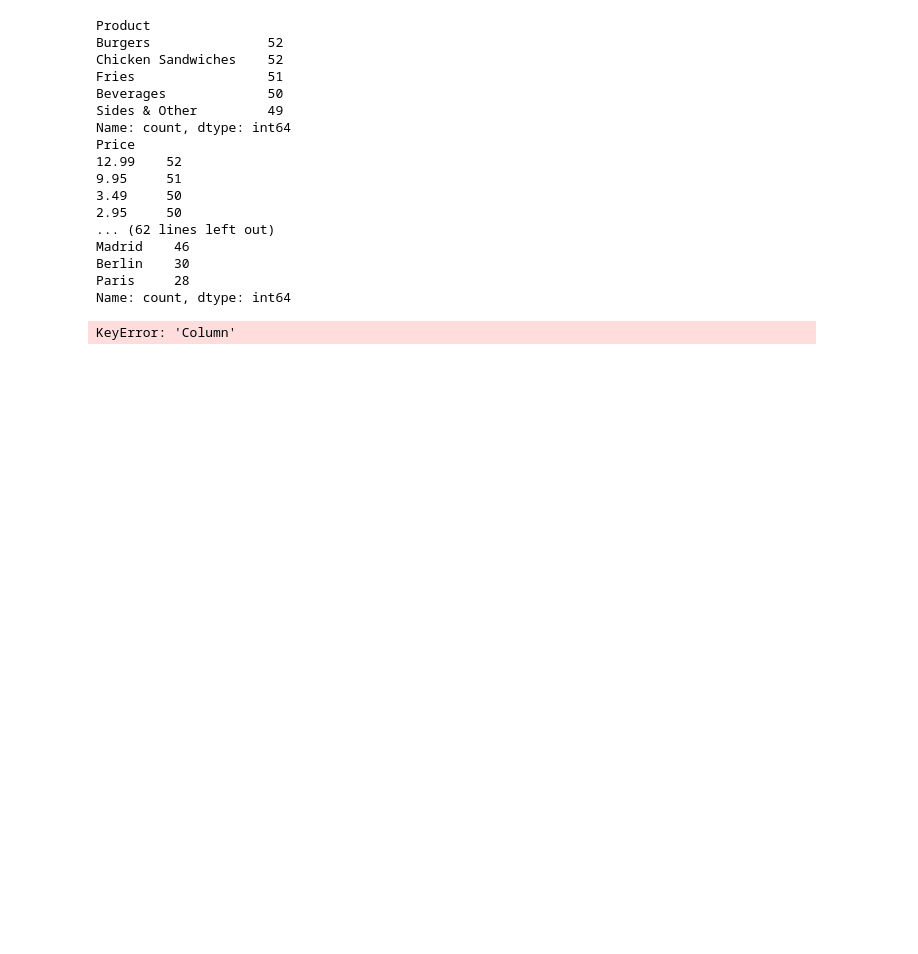
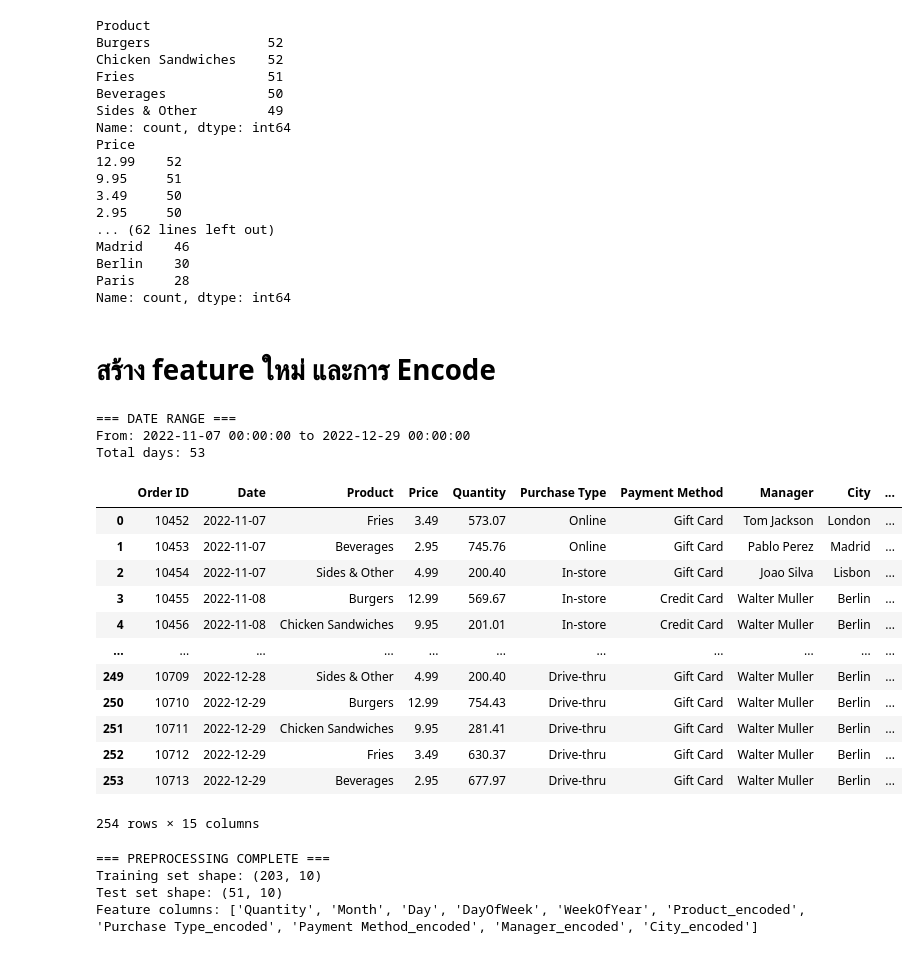
Before and after one commit to PPua1/DataSci, a Jupyter notebook: Restaurant_Sales.ipynb, the cells around one changed output. Saved outputs shown, nothing was run; the diff lists cells and outputs as text; code cells hidden in the pictures; blank space fills up the shorter version.

```diff
--- a/Restaurant_Sales.ipynb
+++ b/Restaurant_Sales.ipynb
@@ -13,5 +15,5 @@ import pandas as pd
 # %%
-restaurant = pd.read_csv("Restaurant.csv")
+restaurant = pd.read_csv("KFC.csv")
 restaurant
 # %% [output]
 |  | Order ID | Date | Product | Price | Quantity | Purchase Type | Payment Method | Manager | City |
@@ -155,25 +162,85 @@ Madrid    46
 Berlin    30
 Paris     28
 Name: count, dtype: int64
-# %%
-#พิมพ์ตัวเล็ก-ใหญ่ให้เหมือนกัน
-restaurant["Column"] = restaurant["Column"].str.lower()
-# %% [output]
-KeyError: 'Column'
+# %% [markdown]
+# สร้าง feature ใหม่ และการ Encode
 # %%
-# Convert Date column to datetime
+# แปลงข้อมูลวันที่ให้แตกออกมาเป็นข้อมูลย่อยๆ (วัน เดือน ปี) เพื่อให้สามารถพยากรได้อย่างแม่นยำ เพราะ ML ไม่รู้หรอกว่าอันไหนวันเดือนหรือปี
 restaurant['Date'] = pd.to_datetime(restaurant['Date'], format='%d-%m-%Y')
 
-# Create additional date features
+# สร้างตีวแปรใหม่สำหรับวัน เหือน ปี แยกมาเลย เพื่อกัน data leak
 restaurant['Year'] = restaurant['Date'].dt.year
 restaurant['Month'] = restaurant['Date'].dt.month
 restaurant['Day'] = restaurant['Date'].dt.day
 restaurant['DayOfWeek'] = restaurant['Date'].dt.dayofweek  # 0=Monday, 6=Sunday
 restaurant['WeekOfYear'] = restaurant['Date'].dt.isocalendar().week
 
-# Calculate total revenue per order
+# คำนวณยอดค่าใช้จ่าย
 restaurant['Total_Revenue'] = restaurant['Price'] * restaurant['Quantity']
 
 print("=== DATE RANGE ===")
 print(f"From: {restaurant['Date'].min()} to {restaurant['Date'].max()}")
 print(f"Total days: {(restaurant['Date'].max() - restaurant['Date'].min()).days + 1}")
+# %% [output]
+=== DATE RANGE ===
+From: 2022-11-07 00:00:00 to 2022-12-29 00:00:00
+Total days: 53
+# %%
+restaurant
+# %% [output]
+|  | Order ID | Date | Product | Price | Quantity | Purchase Type | Payment Method | Manager | City | ... |
+| 0 | 10452 | 2022-11-07 | Fries | 3.49 | 573.07 | Online | Gift Card | Tom Jackson | London | ... |
+| 1 | 10453 | 2022-11-07 | Beverages | 2.95 | 745.76 | Online | Gift Card | Pablo Perez | Madrid | ... |
+| 2 | 10454 | 2022-11-07 | Sides & Other | 4.99 | 200.40 | In-store | Gift Card | Joao Silva | Lisbon | ... |
+| 3 | 10455 | 2022-11-08 | Burgers | 12.99 | 569.67 | In-store | Credit Card | Walter Muller | Berlin | ... |
+| 4 | 10456 | 2022-11-08 | Chicken Sandwiches | 9.95 | 201.01 | In-store | Credit Card | Walter Muller | Berlin | ... |
+| ... | ... | ... | ... | ... | ... | ... | ... | ... | ... | ... |
+| 249 | 10709 | 2022-12-28 | Sides & Other | 4.99 | 200.40 | Drive-thru | Gift Card | Walter Muller | Berlin | ... |
+| 250 | 10710 | 2022-12-29 | Burgers | 12.99 | 754.43 | Drive-thru | Gift Card | Walter Muller | Berlin | ... |
+| 251 | 10711 | 2022-12-29 | Chicken Sandwiches | 9.95 | 281.41 | Drive-thru | Gift Card | Walter Muller | Berlin | ... |
+| 252 | 10712 | 2022-12-29 | Fries | 3.49 | 630.37 | Drive-thru | Gift Card | Walter Muller | Berlin | ... |
+| 253 | 10713 | 2022-12-29 | Beverages | 2.95 | 677.97 | Drive-thru | Gift Card | Walter Muller | Berlin | ... |
+254 rows × 15 columns
+# %%
+from sklearn.preprocessing import LabelEncoder, StandardScaler
+from sklearn.model_selection import train_test_split
+
+# เพื่อความเรียบร้อยและกันงง จึงสร้าง dataFrame ใหม่มาเก็บข้อมูลเดิมแต่มี categorial เพิ่มมาเพื่อใช้เก็บค่า encode ของแต่ละ categorial
+restaurant_model = restaurant.copy()
+
+label_encoders = {}
+categorical_columns = ['Product', 'Purchase Type', 'Payment Method', 'Manager', 'City']
+
+# Encode แบบทำทีเดียวหลายตัว
+for col in categorical_columns:
+    le = LabelEncoder()
+    restaurant_model[col + '_encoded'] = le.fit_transform(restaurant_model[col])
+    label_encoders[col] = le
+
+# สร้างหัวข้อหรือ feature เพื่อมาใช้ในการพยากร
+feature_columns = [
+    'Quantity', 'Month', 'Day', 'DayOfWeek', 'WeekOfYear',
+    'Product_encoded', 'Purchase Type_encoded', 'Payment Method_encoded',
+    'Manager_encoded', 'City_encoded'
+]
+
+X = restaurant_model[feature_columns]
+y = restaurant_model['Price']
+
+# แบ่งข้อมูลเเพื่อใช้ train
+X_train, X_test, y_train, y_test = train_test_split(X, y, test_size=0.2, random_state=42)
+
+# การปรับขนาดหรือปรับช่วงค่าของข้อมูลทดสอบ (Test Set) ให้มีสเกลหรือขอบเขตเดียวกันกับข้อมูลที่จะไป train
+scaler = StandardScaler()
+X_train_scaled = scaler.fit_transform(X_train)
+X_test_scaled = scaler.transform(X_test)
+
+print("=== PREPROCESSING COMPLETE ===")
+print(f"Training set shape: {X_train.shape}")
+print(f"Test set shape: {X_test.shape}")
+print(f"Feature columns: {feature_columns}")
+# %% [output]
+=== PREPROCESSING COMPLETE ===
+Training set shape: (203, 10)
+Test set shape: (51, 10)
+Feature columns: ['Quantity', 'Month', 'Day', 'DayOfWeek', 'WeekOfYear', 'Product_encoded', 'Purchase Type_encoded', 'Payment Method_encoded', 'Manager_encoded', 'City_encoded']
```
Also changed, not shown: parts of 5 cells of this notebook.
